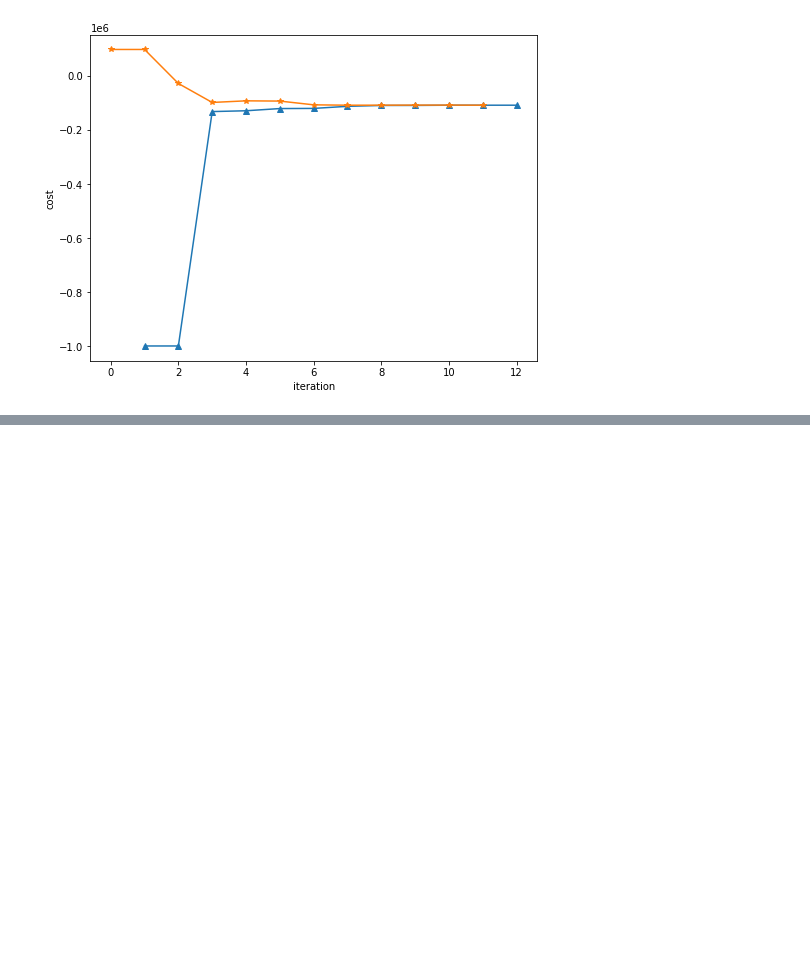
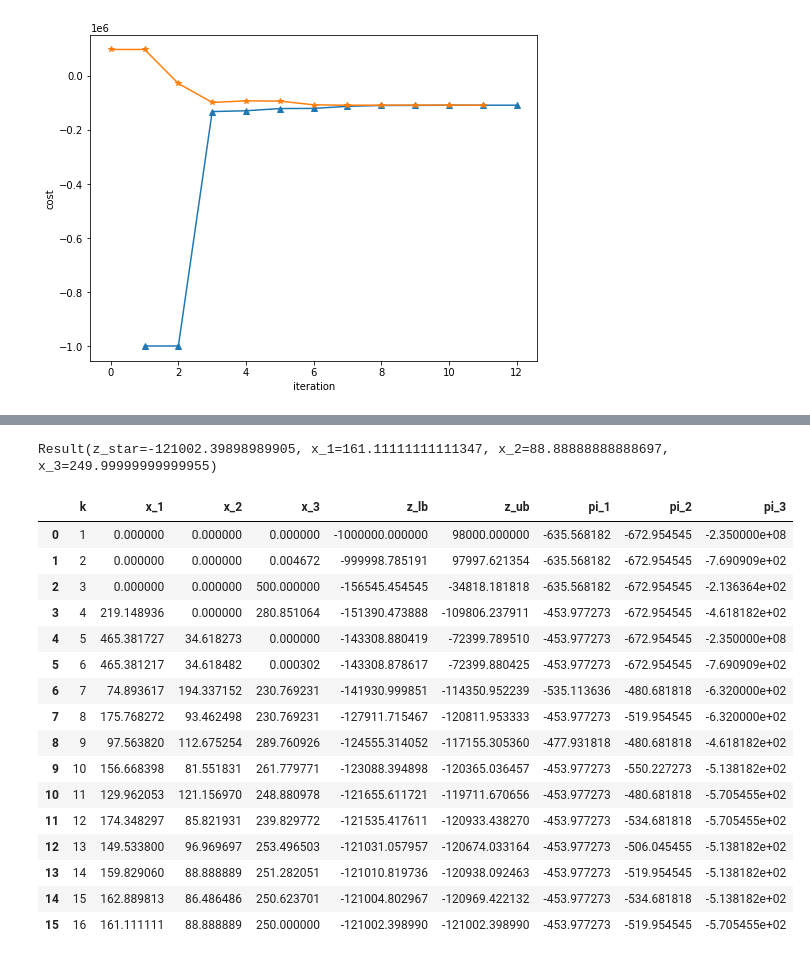
Before and after one commit to 9231058/farmer, a Jupyter notebook: farmer/benders.ipynb, the cells around one changed output, grey strips where cells are left out. Drawn from its saved outputs; the diff is of its cells as text; code cells hidden in the pictures; blank space fills up the shorter version.

```diff
--- a/farmer/benders.ipynb
+++ b/farmer/benders.ipynb
@@ -59,0 +61,4 @@ Text(0, 0.5, 'cost')
+# %%
+solution
+# %% [output]
+Result(z_star=-121002.39898989905, x_1=161.11111111111347, x_2=88.88888888888697, x_3=249.99999999999955)
@@ -59,0 +67,20 @@ Text(0, 0.5, 'cost')
+# %%
+df
+# %% [output]
+|  | k | x_1 | x_2 | x_3 | z_lb | z_ub | pi_1 | pi_2 | pi_3 |
+| 0 | 1 | 0.000000 | 0.000000 | 0.000000 | -1000000.000000 | 98000.000000 | -635.568182 | -672.954545 | -2.350000e+08 |
+| 1 | 2 | 0.000000 | 0.000000 | 0.004672 | -999998.785191 | 97997.621354 | -635.568182 | -672.954545 | -7.690909e+02 |
+| 2 | 3 | 0.000000 | 0.000000 | 500.000000 | -156545.454545 | -34818.181818 | -635.568182 | -672.954545 | -2.136364e+02 |
+| 3 | 4 | 219.148936 | 0.000000 | 280.851064 | -151390.473888 | -109806.237911 | -453.977273 | -672.954545 | -4.618182e+02 |
+| 4 | 5 | 465.381727 | 34.618273 | 0.000000 | -143308.880419 | -72399.789510 | -453.977273 | -672.954545 | -2.350000e+08 |
+| 5 | 6 | 465.381217 | 34.618482 | 0.000302 | -143308.878617 | -72399.880425 | -453.977273 | -672.954545 | -7.690909e+02 |
+| 6 | 7 | 74.893617 | 194.337152 | 230.769231 | -141930.999851 | -114350.952239 | -535.113636 | -480.681818 | -6.320000e+02 |
+| 7 | 8 | 175.768272 | 93.462498 | 230.769231 | -127911.715467 | -120811.953333 | -453.977273 | -519.954545 | -6.320000e+02 |
+| 8 | 9 | 97.563820 | 112.675254 | 289.760926 | -124555.314052 | -117155.305360 | -477.931818 | -480.681818 | -4.618182e+02 |
+| 9 | 10 | 156.668398 | 81.551831 | 261.779771 | -123088.394898 | -120365.036457 | -453.977273 | -550.227273 | -5.138182e+02 |
+| 10 | 11 | 129.962053 | 121.156970 | 248.880978 | -121655.611721 | -119711.670656 | -453.977273 | -480.681818 | -5.705455e+02 |
+| 11 | 12 | 174.348297 | 85.821931 | 239.829772 | -121535.417611 | -120933.438270 | -453.977273 | -534.681818 | -5.705455e+02 |
+| 12 | 13 | 149.533800 | 96.969697 | 253.496503 | -121031.057957 | -120674.033164 | -453.977273 | -506.045455 | -5.138182e+02 |
+| 13 | 14 | 159.829060 | 88.888889 | 251.282051 | -121010.819736 | -120938.092463 | -453.977273 | -519.954545 | -5.138182e+02 |
+| 14 | 15 | 162.889813 | 86.486486 | 250.623701 | -121004.802967 | -120969.422132 | -453.977273 | -534.681818 | -5.138182e+02 |
+| 15 | 16 | 161.111111 | 88.888889 | 250.000000 | -121002.398990 | -121002.398990 | -453.977273 | -519.954545 | -5.705455e+02 |
```
Also changed, not shown: parts of 14 cells of this notebook.
